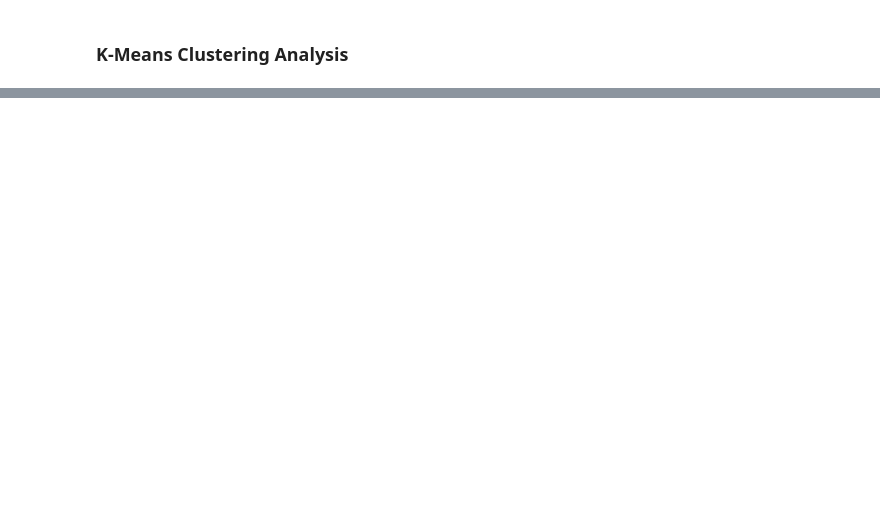
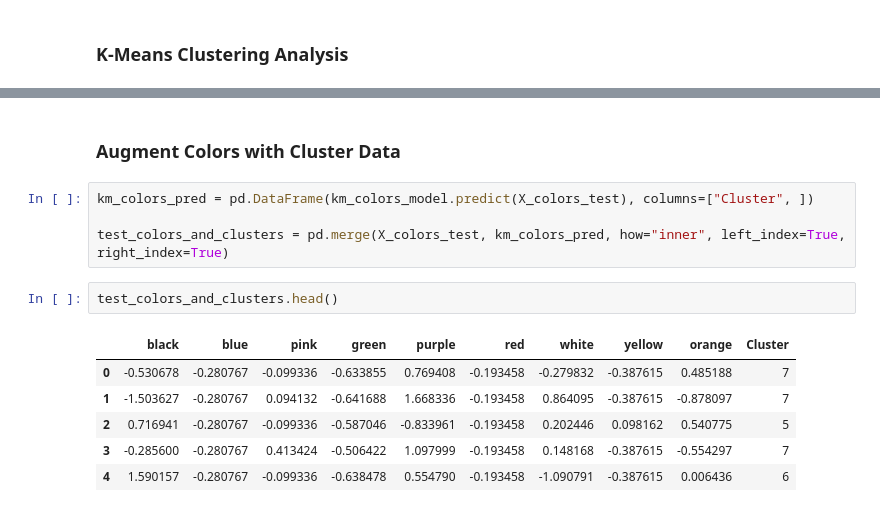
Before and after one commit to KyberCritter/Classify-Them-All, a Jupyter notebook: main.ipynb, the cells around one changed output, grey strips where cells are left out. Drawn from its saved outputs; the diff is of its cells as text; blank space fills up the shorter version.

```diff
--- a/main.ipynb
+++ b/main.ipynb
@@ -461,3 +475,18 @@ plt.tight_layout()
 plt.show()
 # %% [output]
 [figure]
+# %% [markdown]
+### Augment Colors with Cluster Data
+# %%
+km_colors_pred = pd.DataFrame(km_colors_model.predict(X_colors_test), columns=["Cluster", ])
+
+test_colors_and_clusters = pd.merge(X_colors_test, km_colors_pred, how="inner", left_index=True, right_index=True)
+# %%
+test_colors_and_clusters.head()
+# %% [output]
+|  | black | blue | pink | green | purple | red | white | yellow | orange | Cluster |
+| 0 | -0.530678 | -0.280767 | -0.099336 | -0.633855 | 0.769408 | -0.193458 | -0.279832 | -0.387615 | 0.485188 | 7 |
+| 1 | -1.503627 | -0.280767 | 0.094132 | -0.641688 | 1.668336 | -0.193458 | 0.864095 | -0.387615 | -0.878097 | 7 |
+| 2 | 0.716941 | -0.280767 | -0.099336 | -0.587046 | -0.833961 | -0.193458 | 0.202446 | 0.098162 | 0.540775 | 5 |
+| 3 | -0.285600 | -0.280767 | 0.413424 | -0.506422 | 1.097999 | -0.193458 | 0.148168 | -0.387615 | -0.554297 | 7 |
+| 4 | 1.590157 | -0.280767 | -0.099336 | -0.638478 | 0.554790 | -0.193458 | -1.090791 | -0.387615 | 0.006436 | 6 |
```
Also changed, not shown: parts of 7 cells of this notebook.
